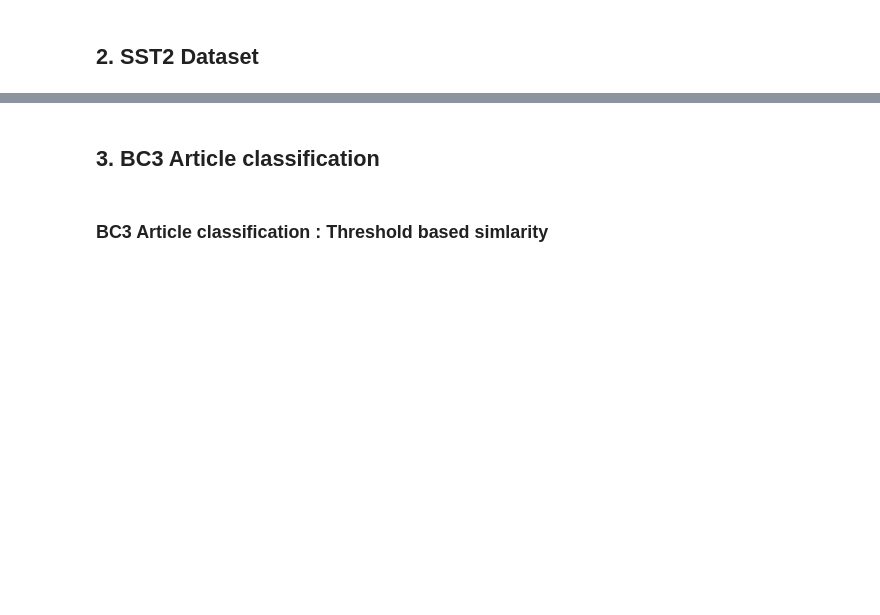
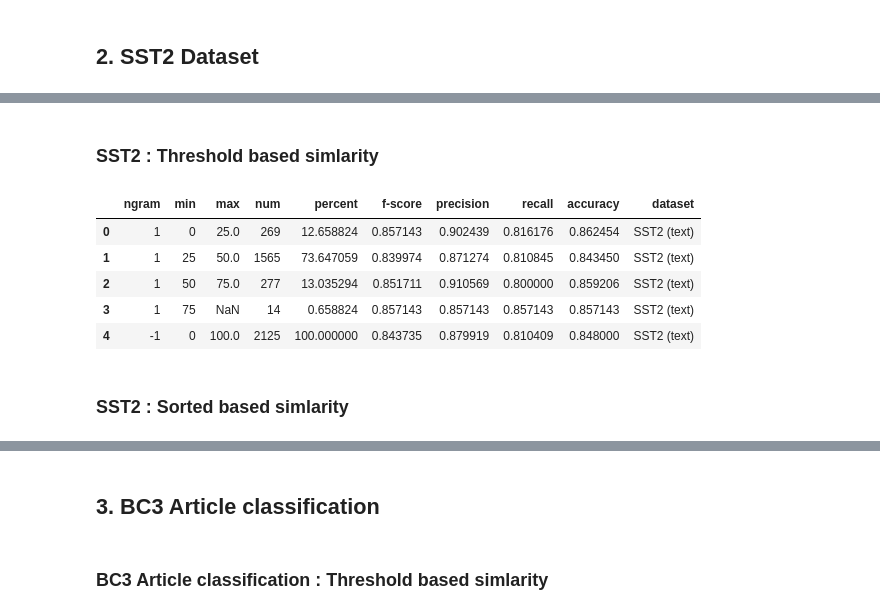
Before and after one commit to elangovana/nlp-train-test-overlap-detector, a Jupyter notebook: SimilaritySplitter.ipynb, the cells around one changed output, grey strips where cells are left out. Cells and saved outputs as stored; diff of their text form; code cells hidden in the pictures; blank space fills up the shorter version.

```diff
--- a/SimilaritySplitter.ipynb
+++ b/SimilaritySplitter.ipynb
@@ -135,0 +139,2 @@ SST2Dataset(sst2_sentences_file, sst2_sentiment_labels_file, sst2_datatset_split
+# %% [markdown]
+###  SST2 : Threshold based simlarity
@@ -135,0 +148,11 @@ SST2Dataset(sst2_sentences_file, sst2_sentiment_labels_file, sst2_datatset_split
+# %%
+df_sst2_text.head()
+# %% [output]
+|  | ngram | min | max | num | percent | f-score | precision | recall | accuracy | dataset |
+| 0 | 1 | 0 | 25.0 | 269 | 12.658824 | 0.857143 | 0.902439 | 0.816176 | 0.862454 | SST2 (text) |
+| 1 | 1 | 25 | 50.0 | 1565 | 73.647059 | 0.839974 | 0.871274 | 0.810845 | 0.843450 | SST2 (text) |
+| 2 | 1 | 50 | 75.0 | 277 | 13.035294 | 0.851711 | 0.910569 | 0.800000 | 0.859206 | SST2 (text) |
+| 3 | 1 | 75 | NaN | 14 | 0.658824 | 0.857143 | 0.857143 | 0.857143 | 0.857143 | SST2 (text) |
+| 4 | -1 | 0 | 100.0 | 2125 | 100.000000 | 0.843735 | 0.879919 | 0.810409 | 0.848000 | SST2 (text) |
+# %% [markdown]
+###  SST2 : Sorted based simlarity
```
Also changed, not shown: parts of 19 cells of this notebook, 2 other files.
